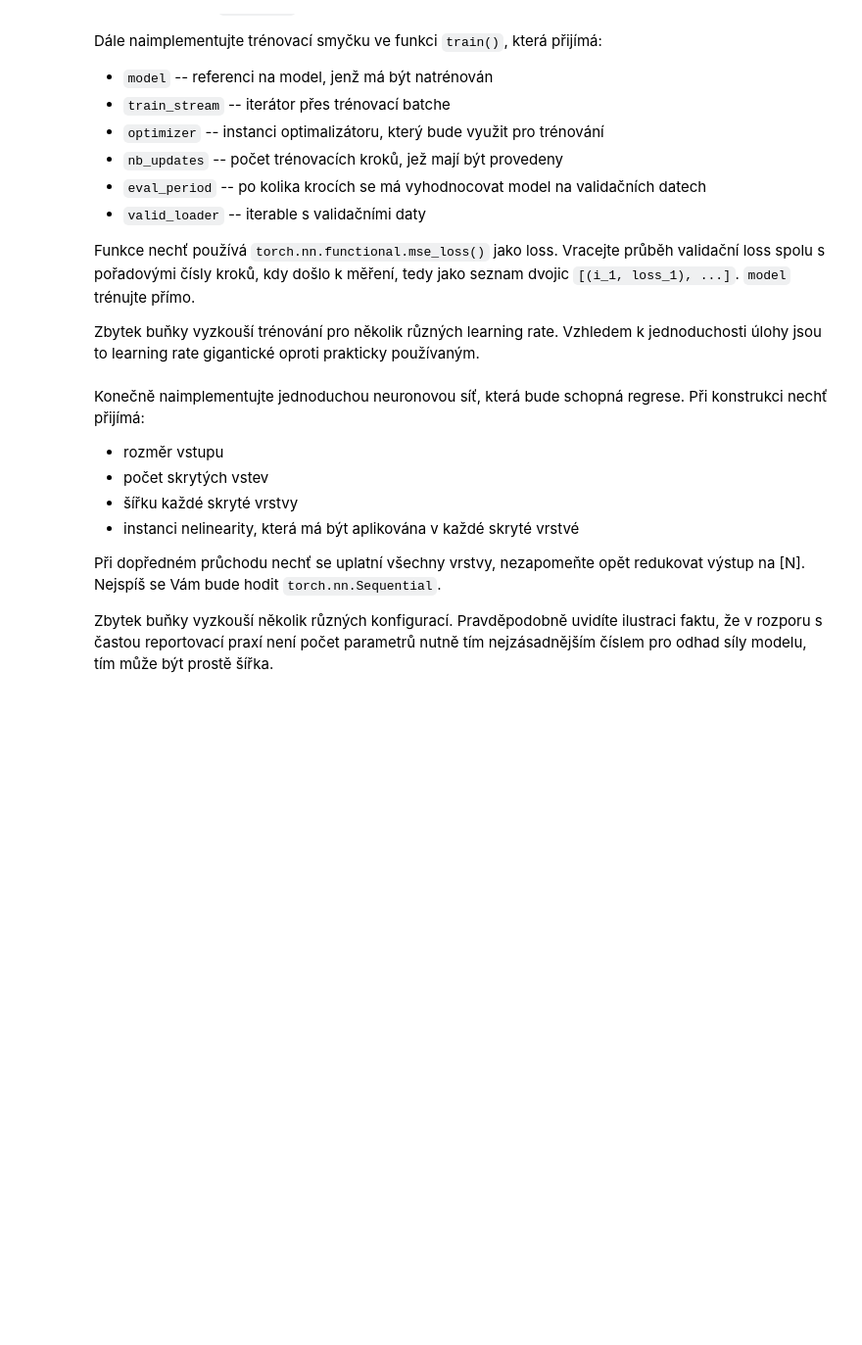
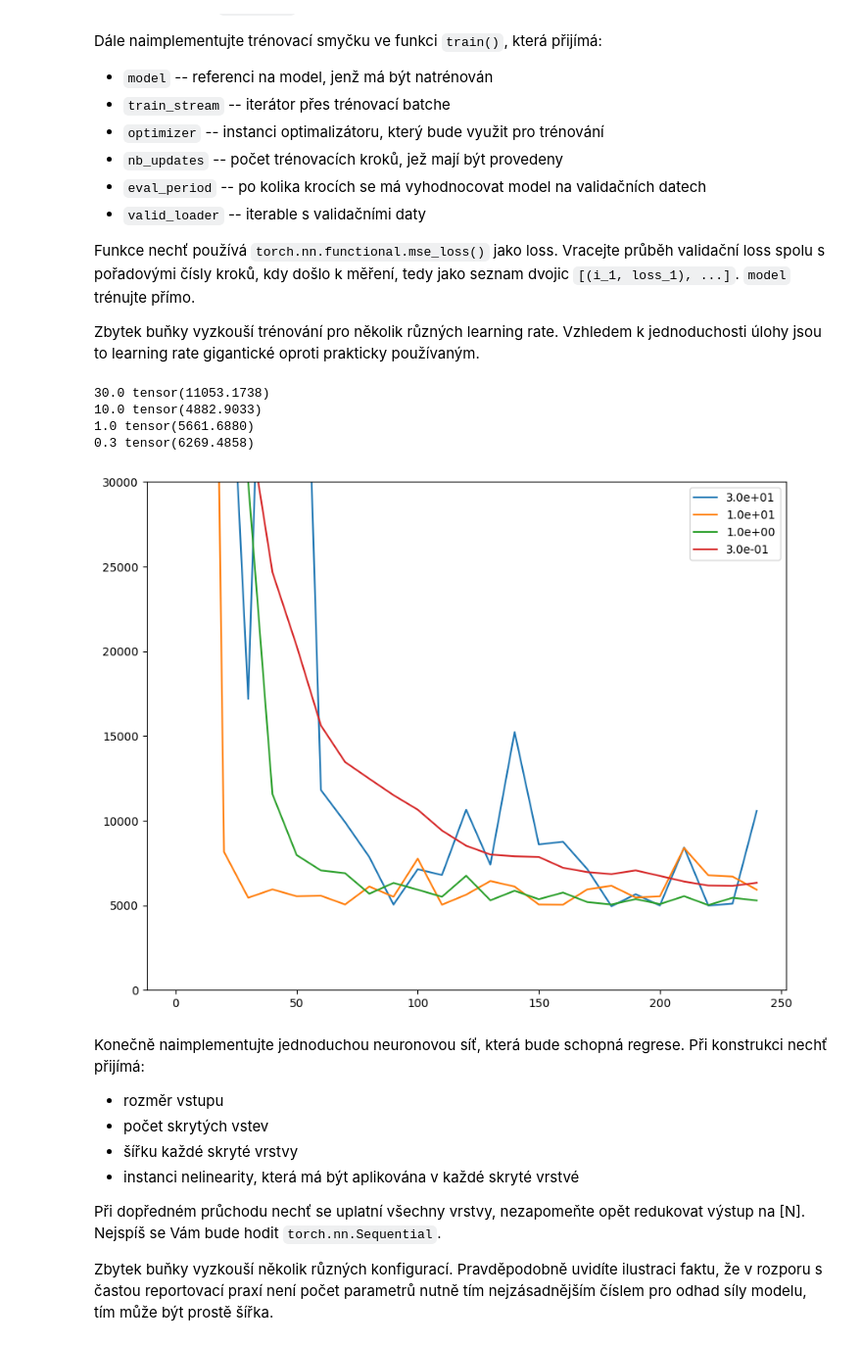
Before and after one commit to You-never-know/SUI-3, a Jupyter notebook: zadani.ipynb, the cells around one changed output. Shown: that part at 98% size. Cells and saved outputs as stored; diff of their text form; code cells hidden in the pictures; blank space fills up the shorter version.

Commit message:
Linear regresion fixed + regresion of metheo data nearly done

```diff
--- a/zadani.ipynb
+++ b/zadani.ipynb
@@ -242,14 +249,14 @@ class MeteoDataset(torch.utils.data.Dataset):
         self.xs = data[[i for i in range(data.shape[0]) if i != target_feature]].T
 
     def __getitem__(self, idx):
-        return None
+        return [ self.xs[idx], self.ts[idx]]
 
     def __len__(self):
-        return None
+        return len(self.ts)
 
     @property
     def in_dim(self):
-        return None
+        return self.xs.shape[1]
 
 target_feature = 'tlak vzduchu'
 train_dataset = MeteoDataset(np.concatenate([mosnov, kosetice, pribyslav], axis=1), features.index(target_feature))
@@ -299,33 +308,49 @@ Vracejte průběh validační loss spolu s pořadovými čísly kroků, kdy doš
 Zbytek buňky vyzkouší trénování pro několik různých learning rate.
 Vzhledem k jednoduchosti úlohy jsou to learning rate gigantické oproti prakticky používaným.
 # %%
-train_loader = None
+import itertools
 
-train_stream = None
+train_loader = torch.utils.data.DataLoader(train_dataset, batch_size=32, shuffle=True, drop_last=True)
+
+train_stream = itertools.cycle(train_loader)
 
 def train(model, train_stream, optimizer, nb_updates, eval_period, valid_loader):
     valid_progress = []
-
     model.train()
     for i in range(nb_updates):
-        pass
-
+        data = next(train_stream)
+        train_X = data[0]
+        train_t = data[1]
+        predict_y = model(train_X)
+        loss = torch.nn.functional.mse_loss(predict_y, train_t)
+        optimizer.zero_grad()
+        loss.backward()
+        optimizer.step()
+        if i % eval_period == 0:
+            validate_loss = evaluate(model, valid_loader)
+            valid_progress.append((i, validate_loss))
     return valid_progress
 
 def lr_progress(lr):
     linear_predictor = LinearRegression(train_dataset.in_dim)
     optimizer = torch.optim.Adam(linear_predictor.parameters(), lr)
     progress = train(linear_predictor, train_stream, optimizer, 250, 10, valid_loader)
     print(lr, evaluate(linear_predictor, valid_loader))
     return progress
 
 plt.figure(figsize=(10, 8))
 for lr in [3e+1, 1e+1, 1e+0, 3e-1]:
     progress = lr_progress(lr)
     plt.plot([item[0] for item in progress], [item[1] for item in progress], label=f"{lr:.1e}")
 plt.legend()
 plt.ylim(0, 30000)
 plt.show()
+# %% [output]
+30.0 tensor(11053.1738)
+10.0 tensor(4882.9033)
+1.0 tensor(5661.6880)
+0.3 tensor(6269.4858)
+[figure, added]
 # %% [markdown]
 Konečně naimplementujte jednoduchou neuronovou síť, která bude schopná regrese.
 Při konstrukci nechť přijímá:
```
Also changed, not shown: parts of 7 cells of this notebook.
